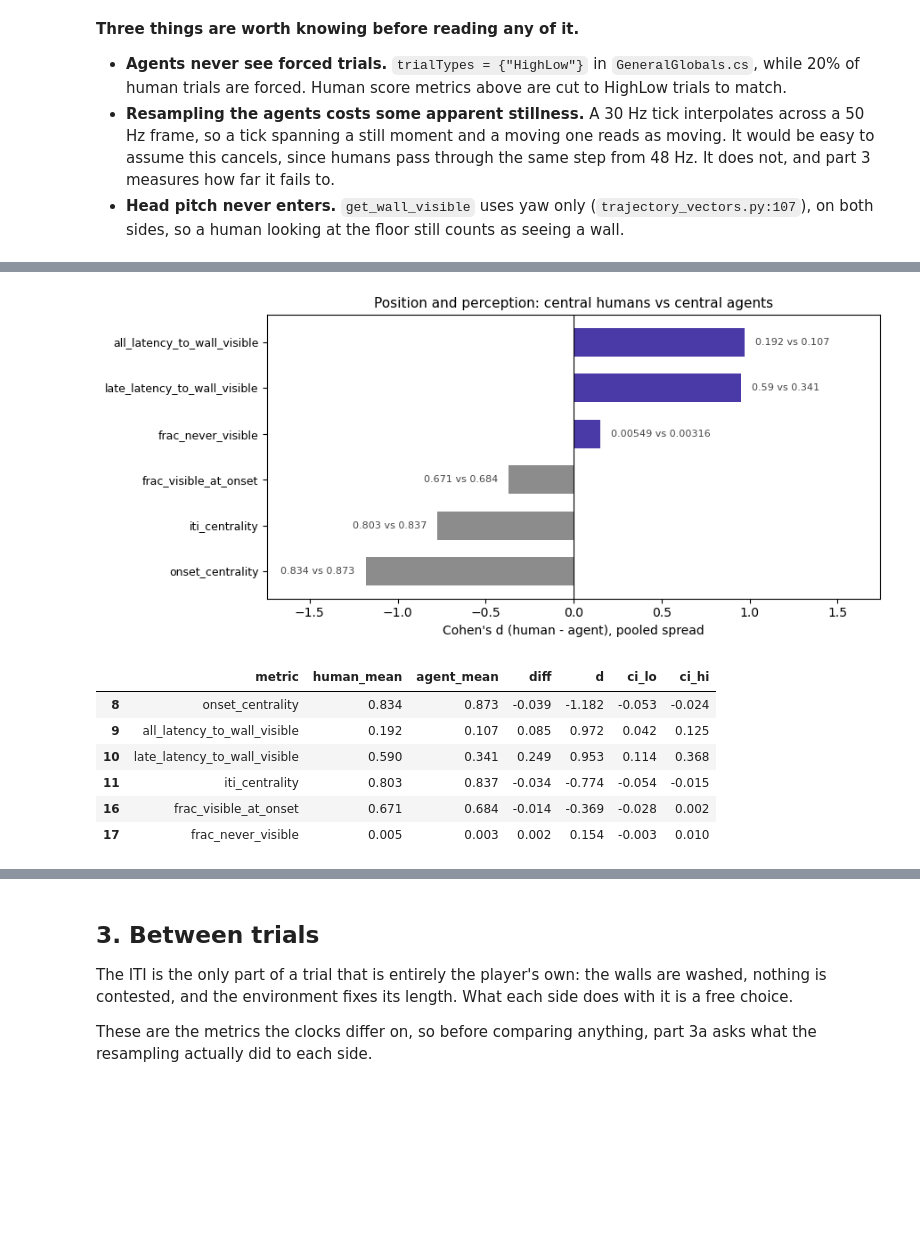
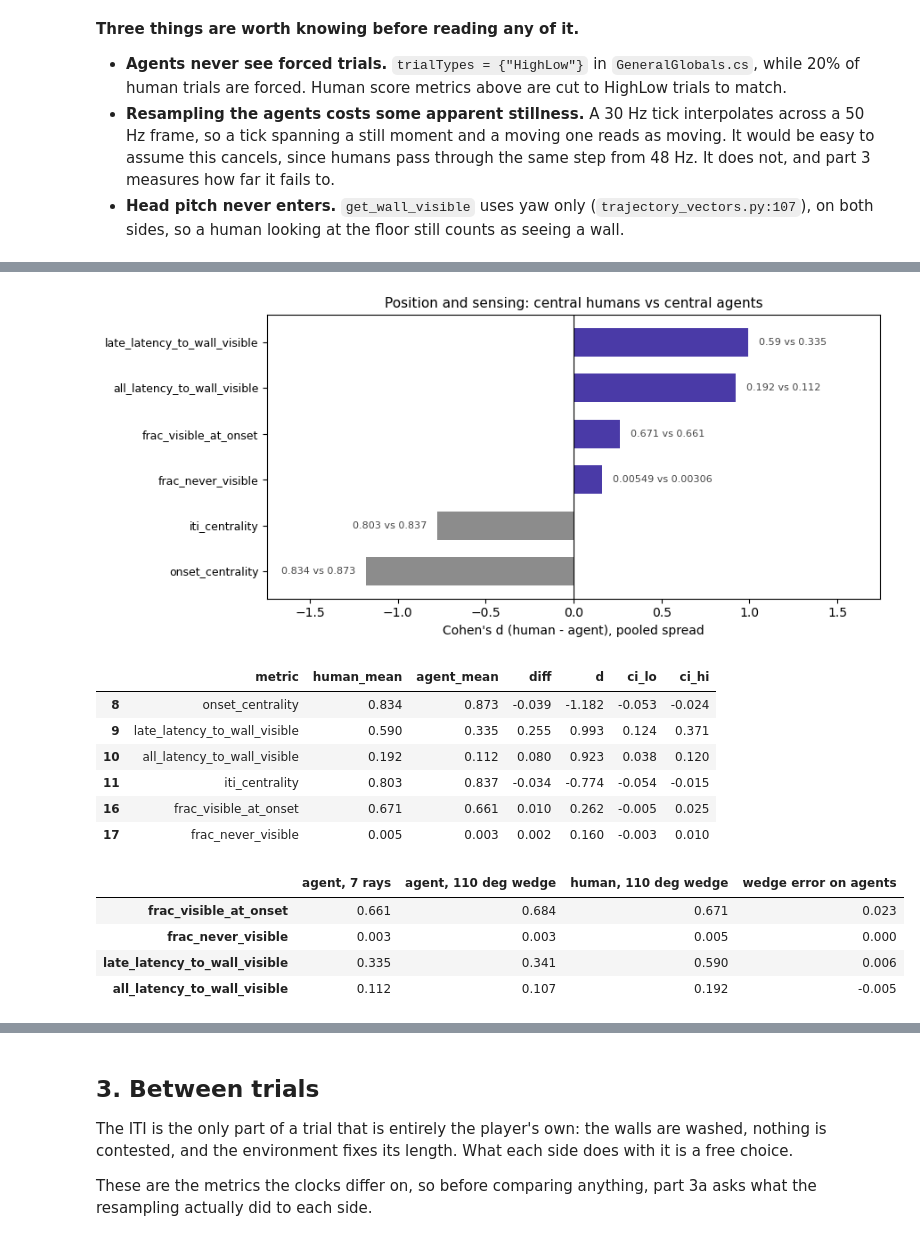
Before and after one commit to tomhagley6/octagon_analysis, a Jupyter notebook: demos/strategy_characterisation/comparison/human_vs_agent_central.ipynb, the cells around one changed output, grey strips where cells are left out. Cells and saved outputs as stored; diff of their text form; code cells hidden in the pictures; blank space fills up the shorter version.

```diff
--- a/demos/strategy_characterisation/comparison/human_vs_agent_central.ipynb
+++ b/demos/strategy_characterisation/comparison/human_vs_agent_central.ipynb
@@ -96,6 +103,17 @@ model_meta = mc.build_model_meta(usable, onset_by_model, strategy_col='strategy'
 model_meta['group'] = np.where(model_meta['onset_centrality'] < OUTLIER_CUT, 'off-cluster', 'main')
 
 agent_fp = mc.build_fingerprint(model_meta, tables)            # ITI metrics stay at 50 Hz, see part 3a
+
+# measure agent wall-sensing with the ray sensor, not the human wedge. The agents have no continuous
+# field of view: 7 rays at 0, +/-18.3, +/-36.7 and +/-55 degrees, and a wall counts as sensed only
+# where a ray lands on it (analysis/agent_raycast.py)
+ray_vis = hac.load_agent_ray_visibility(SIM_DATA_FOLDER, models, recompute=RECOMPUTE)
+ray_by_model = hac.visibility_by_model(ray_vis).set_index('model')
+PERCEPTION = [c for c in hac.PERCEPTION_METRICS if c in ray_by_model.columns]
+agent_fp = agent_fp.set_index('model')
+agent_fp.loc[ray_by_model.index, PERCEPTION] = ray_by_model[PERCEPTION]
+agent_fp = agent_fp.reset_index()
+
 a_score = hac.agent_own_score_metrics(tables['score'], tables['rt'])
 agent_fp = agent_fp.merge(a_score[['model', 'score_rate_own']], on='model', how='left')
 agent_fp['score_rate'] = agent_fp['score_rate_own']            # own score, not the winner's
@@ -181,40 +205,54 @@ the walls appear. If these differ, nothing downstream can be read as a differenc
 # %%
 def forest(comp, groups, title, ax=None):
     ''' Plot each metric's standardised difference with its bootstrap interval, grouped by reading.
         Takes the comparison table, the readings to show and a title. '''
 
     sub = comp[comp['reading'].isin(groups)].sort_values('d')
     if ax is None:
         _, ax = plt.subplots(figsize=(9, 0.42 * len(sub) + 1.6))
     y = np.arange(len(sub))
     ax.barh(y, sub['d'], color=np.where(sub['d'] > 0, HUMAN_COLOUR, AGENT_COLOUR), height=0.62)
     ax.axvline(0, color='black', lw=0.8)
     ax.set_yticks(y); ax.set_yticklabels(sub['metric'], fontsize=9)
     ax.set_xlabel("Cohen's d (human - agent), pooled spread")
     ax.set_title(title, fontsize=11)
     # label each bar with the two raw means, which the standardised value hides
     for i, (_, r) in enumerate(sub.iterrows()):
         side = 0.06 * np.sign(r['d']) if r['d'] else 0.06
         ax.text(r['d'] + side, i, f"{r['human_mean']:.3g} vs {r['agent_mean']:.3g}",
                 va='center', ha='left' if r['d'] > 0 else 'right', fontsize=8, color='#444')
     lim = max(abs(ax.get_xlim()[0]), abs(ax.get_xlim()[1])) * 1.35
     ax.set_xlim(-lim, lim)
     return ax
 
-forest(comparison, ['position', 'perception'], 'Position and perception: central humans vs central agents')
+forest(comparison, ['position', 'perception'], 'Position and sensing: central humans vs central agents')
 plt.tight_layout(); plt.show()
 
 display(comparison[comparison['reading'].isin(['position', 'perception'])]
         [['metric', 'human_mean', 'agent_mean', 'diff', 'd', 'ci_lo', 'ci_hi']].round(3))
+
+# show how much the sensor model moves the agent numbers, as the batch notebooks use the wedge
+wedge_by_model = hac.visibility_by_model(tables['vis']).set_index('model')
+sensor = pd.DataFrame({
+    'agent, 7 rays': ray_by_model.loc[agent['model'], PERCEPTION].mean(),
+    'agent, 110 deg wedge': wedge_by_model.loc[agent['model'], PERCEPTION].mean(),
+    'human, 110 deg wedge': human[PERCEPTION].mean()})
+sensor['wedge error on agents'] = sensor['agent, 110 deg wedge'] - sensor['agent, 7 rays']
+display(sensor.round(3))
 # %% [output]
-[figure, old version]
+[figure, new version]
 |  | metric | human_mean | agent_mean | diff | d | ci_lo | ci_hi |
 | 8 | onset_centrality | 0.834 | 0.873 | -0.039 | -1.182 | -0.053 | -0.024 |
-| 9 | all_latency_to_wall_visible | 0.192 | 0.107 | 0.085 | 0.972 | 0.042 | 0.125 |
-| 10 | late_latency_to_wall_visible | 0.590 | 0.341 | 0.249 | 0.953 | 0.114 | 0.368 |
+| 9 | late_latency_to_wall_visible | 0.590 | 0.335 | 0.255 | 0.993 | 0.124 | 0.371 |
+| 10 | all_latency_to_wall_visible | 0.192 | 0.112 | 0.080 | 0.923 | 0.038 | 0.120 |
 | 11 | iti_centrality | 0.803 | 0.837 | -0.034 | -0.774 | -0.054 | -0.015 |
-| 16 | frac_visible_at_onset | 0.671 | 0.684 | -0.014 | -0.369 | -0.028 | 0.002 |
-| 17 | frac_never_visible | 0.005 | 0.003 | 0.002 | 0.154 | -0.003 | 0.010 |
+| 16 | frac_visible_at_onset | 0.671 | 0.661 | 0.010 | 0.262 | -0.005 | 0.025 |
+| 17 | frac_never_visible | 0.005 | 0.003 | 0.002 | 0.160 | -0.003 | 0.010 |
+|  | agent, 7 rays | agent, 110 deg wedge | human, 110 deg wedge | wedge error on agents |
+| frac_visible_at_onset | 0.661 | 0.684 | 0.671 | 0.023 |
+| frac_never_visible | 0.003 | 0.003 | 0.005 | 0.000 |
+| late_latency_to_wall_visible | 0.335 | 0.341 | 0.590 | 0.006 |
+| all_latency_to_wall_visible | 0.112 | 0.107 | 0.192 | -0.005 |
 # %% [markdown]
 **Interpretation**
 
```
Also changed, not shown: parts of 11 cells of this notebook, 17 other files.
